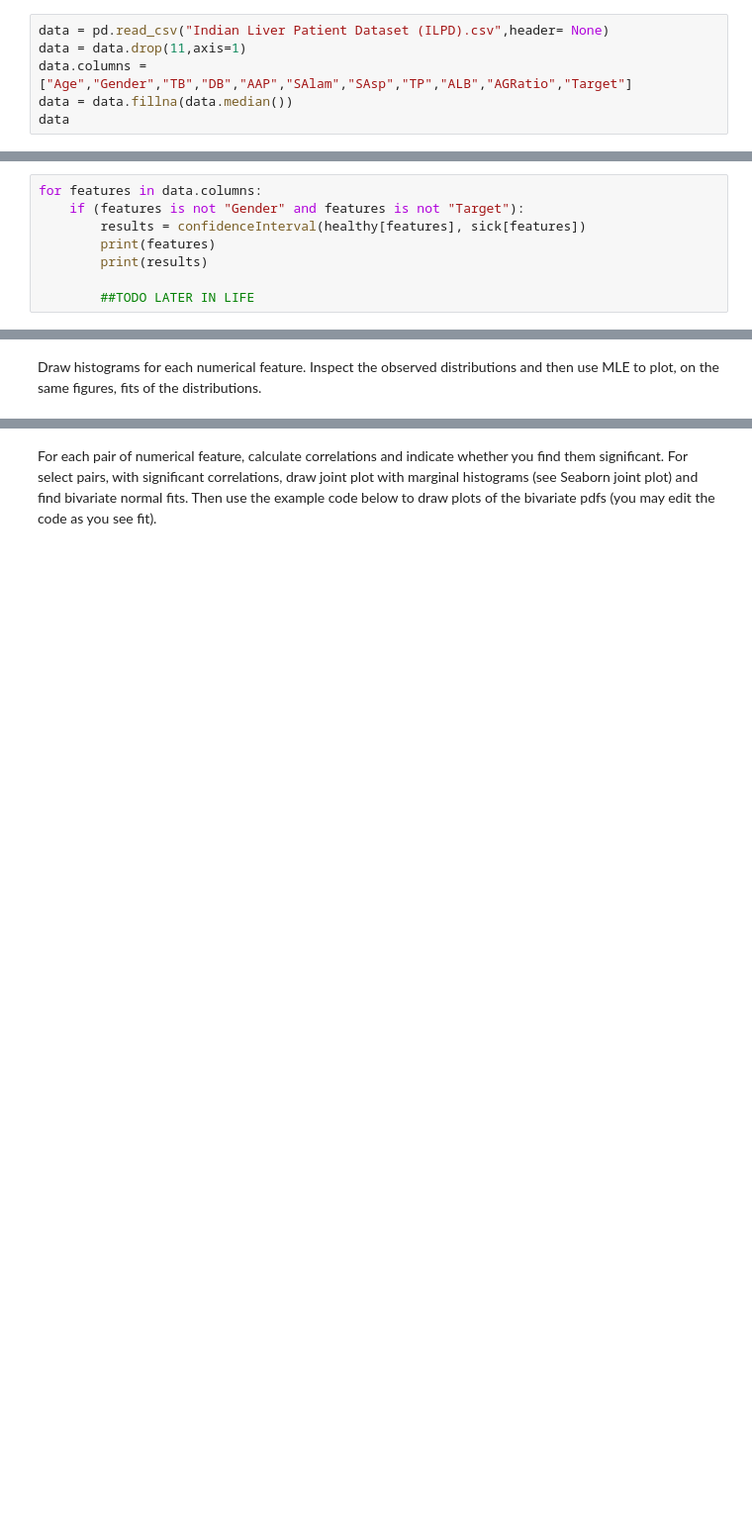
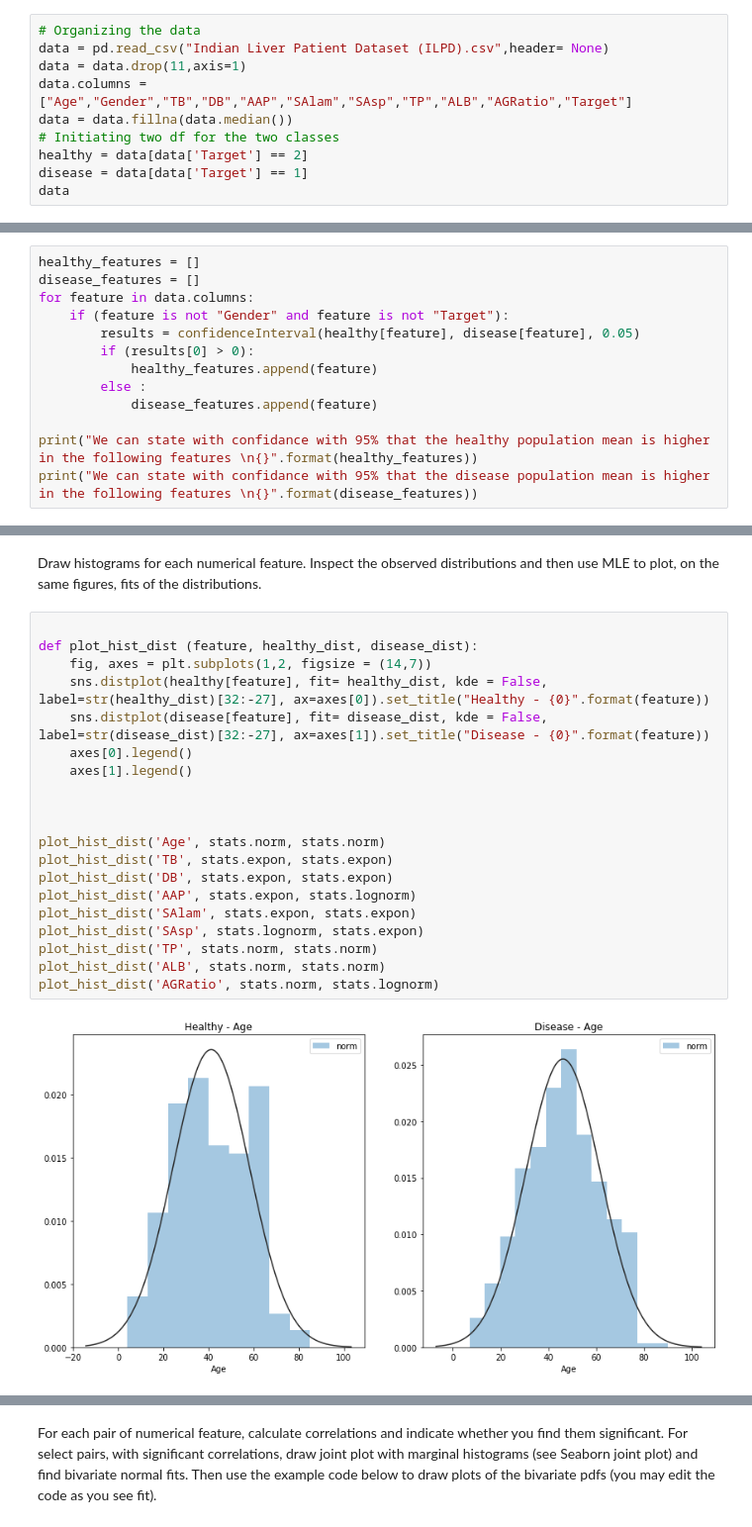
Before and after one commit to mayakerem/StatisticsDataAnalysis, a Jupyter notebook: HW3/HW3.ipynb, the cells around one changed output, grey strips where cells are left out. Shown at 99% size. Cells and saved outputs as stored; diff of their text form; blank space fills up the shorter version.

```diff
--- a/HW3/HW3.ipynb
+++ b/HW3/HW3.ipynb
@@ -194,10 +195,14 @@ plot_2d_Gaussian_pdf(means, cov)
 # %% [output]
 [figure]
 # %%
+# Organizing the data
 data = pd.read_csv("Indian Liver Patient Dataset (ILPD).csv",header= None)
 data = data.drop(11,axis=1)
 data.columns = ["Age","Gender","TB","DB","AAP","SAlam","SAsp","TP","ALB","AGRatio","Target"]
 data = data.fillna(data.median())
+# Initiating two df for the two classes
+healthy = data[data['Target'] == 2]
+disease = data[data['Target'] == 1]
 data
 # %% [output]
 |  | Age | Gender | TB | DB | AAP | SAlam | SAsp | TP | ALB | AGRatio | Target |
@@ -235,8 +222,0 @@ def confidenceInterval(healthy_data, sick_data, alpha = 1-0.95):
-# %%
-for features in data.columns:
-    if (features is not "Gender" and features is not "Target"):
-        results = confidenceInterval(healthy[features], sick[features])
-        print(features)
-        print(results)
-
-        ##TODO LATER IN LIFE
@@ -261,0 +247,13 @@ AGRatio
+# %%
+healthy_features = []
+disease_features = []
+for feature in data.columns:
+    if (feature is not "Gender" and feature is not "Target"):
+        results = confidenceInterval(healthy[feature], disease[feature], 0.05)
+        if (results[0] > 0):
+            healthy_features.append(feature)
+        else :
+            disease_features.append(feature)
+
+print("We can state with confidance with 95% that the healthy population mean is higher in the following features \n{}".format(healthy_features))
+print("We can state with confidance with 95% that the disease population mean is higher in the following features \n{}".format(disease_features))
@@ -262,2 +265,24 @@ AGRatio
 # %% [markdown]
 Draw histograms for each numerical feature. Inspect the observed distributions and then use MLE to plot, on the same figures, fits of the distributions.
+# %%
+
+def plot_hist_dist (feature, healthy_dist, disease_dist):
+    fig, axes = plt.subplots(1,2, figsize = (14,7))
+    sns.distplot(healthy[feature], fit= healthy_dist, kde = False, label=str(healthy_dist)[32:-27], ax=axes[0]).set_title("Healthy - {0}".format(feature))
+    sns.distplot(disease[feature], fit= disease_dist, kde = False, label=str(disease_dist)[32:-27], ax=axes[1]).set_title("Disease - {0}".format(feature))
+    axes[0].legend()
+    axes[1].legend()
+
+
+
+plot_hist_dist('Age', stats.norm, stats.norm)
+plot_hist_dist('TB', stats.expon, stats.expon)
+plot_hist_dist('DB', stats.expon, stats.expon)
+plot_hist_dist('AAP', stats.expon, stats.lognorm)
+plot_hist_dist('SAlam', stats.expon, stats.expon)
+plot_hist_dist('SAsp', stats.lognorm, stats.expon)
+plot_hist_dist('TP', stats.norm, stats.norm)
+plot_hist_dist('ALB', stats.norm, stats.norm)
+plot_hist_dist('AGRatio', stats.norm, stats.lognorm)
+# %% [output]
+[figure, added]
```
Also changed, not shown: parts of 7 cells of this notebook.
